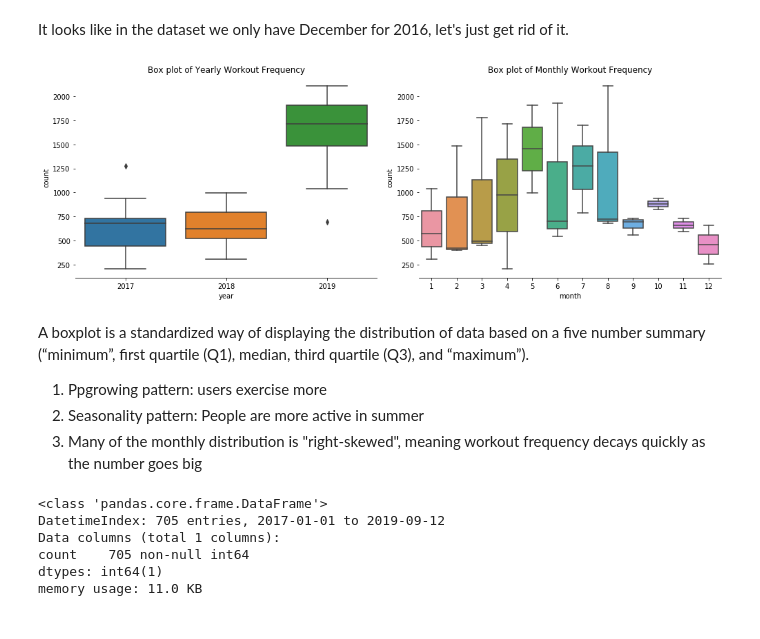
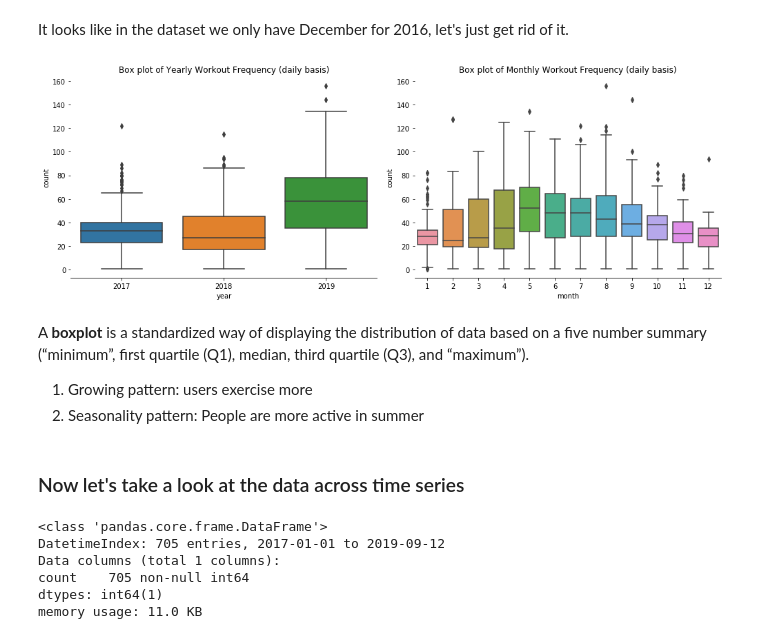
Before and after one commit to JieFang830/FitBod_Homework, a Jupyter notebook: Fitbod-Homework-Jie Fang.ipynb, the cells around one changed output. Saved outputs shown, nothing was run; the diff lists cells and outputs as text; code cells hidden in the pictures.

```diff
--- a/Fitbod-Homework-Jie Fang.ipynb
+++ b/Fitbod-Homework-Jie Fang.ipynb
@@ -48,6 +48,7 @@ memory usage: 2.7+ MB
 # %%
 # Add some columns to parse the date
 data['workoutDate'] =  pd.to_datetime(data['workoutDate']).dt.date
+data['day'] =  pd.DatetimeIndex(data['workoutDate']).day
 data['month'] =  pd.DatetimeIndex(data['workoutDate']).month
 data['year'] =  pd.DatetimeIndex(data['workoutDate']).year
 data['month_year'] = pd.to_datetime(data['workoutDate']).dt.to_period('M')
@@ -87,7 +89,7 @@ For each exerciseSetParseId, there could be multiple singleSetId as a user might
 # %% [markdown]
 # 1. Time Series Analysis
 # %%
-grouped_by_YM = data.groupby(['year','month']).size().reset_index(name='count')
-grouped_by_YM.sort_values(['year','month'],ascending = True, inplace = True)
-grouped_by_YM.head()
+grouped_by_YM = data.groupby(['year','month','day']).size().reset_index(name='count')
+grouped_by_YM.sort_values(['year','month','day'],ascending = True, inplace = True)
+grouped_by_YM
 # %% [output]
@@ -104,27 +113,28 @@ grouped_by_YM=grouped_by_YM[grouped_by_YM['year']!=2016]
 # %%
 plt.figure(figsize=(14,5))
 plt.subplot(1,2,1)
 plt.subplots_adjust(wspace=0.2)
 sns.boxplot(x="year", y="count", data=grouped_by_YM)
 plt.xlabel('year')
-plt.title('Box plot of Yearly Workout Frequency')
+plt.title('Box plot of Yearly Workout Frequency (daily basis)')
 sns.despine(left=True)
 plt.tight_layout()
 plt.subplot(1,2,2)
 sns.boxplot(x="month", y="count", data=grouped_by_YM)
 plt.xlabel('month')
-plt.title('Box plot of Monthly Workout Frequency')
+plt.title('Box plot of Monthly Workout Frequency (daily basis)')
 sns.despine(left=True)
 plt.tight_layout();
 # %% [output]
-[figure, old version]
+[figure, new version]
 # %% [markdown]
-A boxplot is a standardized way of displaying the distribution of data based on a five number summary
+A **boxplot** is a standardized way of displaying the distribution of data based on a five number summary
 (“minimum”, first quartile (Q1), median, third quartile (Q3), and “maximum”).
 
-1. Ppgrowing pattern: users exercise more
+1. Growing pattern: users exercise more
 2. Seasonality pattern: People are more active in summer
-3. Many of the monthly distribution is "right-skewed", meaning workout frequency decays quickly as the number goes big
+# %% [markdown]
+### Now let's take a look at the data across time series
 # %%
 data_not_2016=data[data['year']!=2016]
 grouped_by_date = data_not_2016.groupby(['workoutDate']).size().reset_index(name='count')
```
Also changed, not shown: parts of 35 cells of this notebook.
